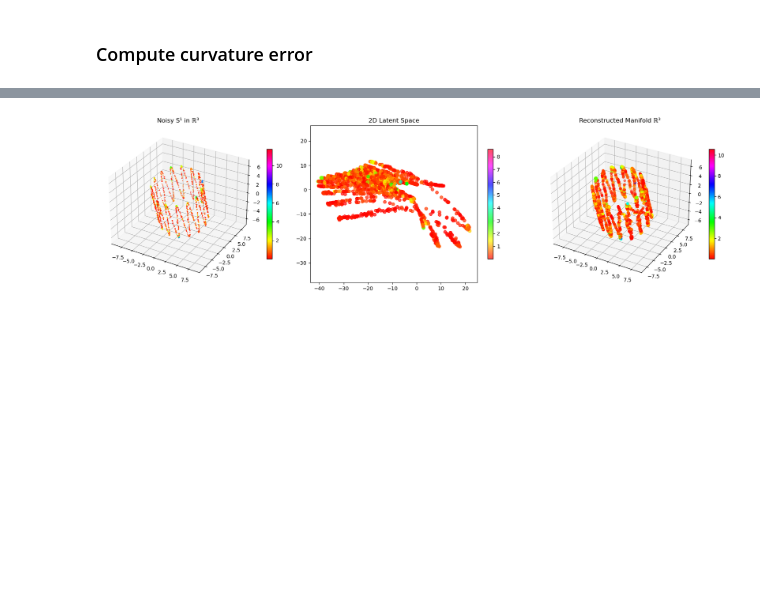
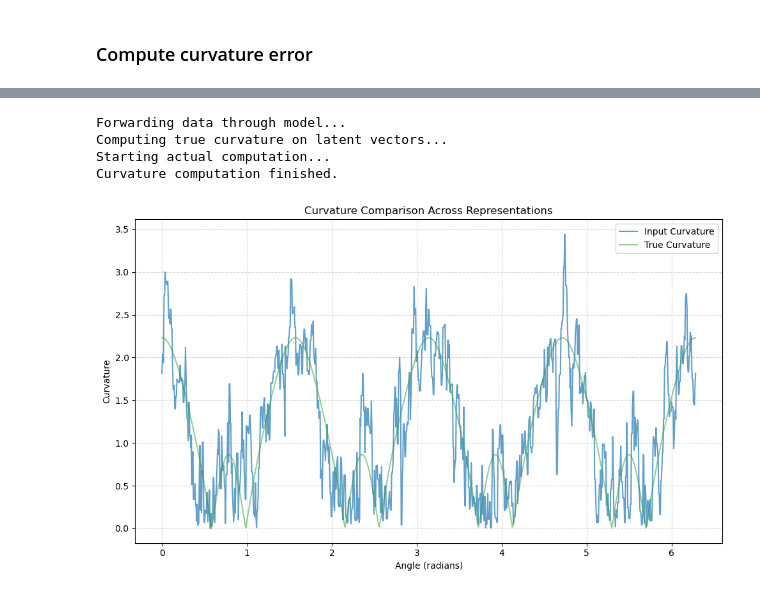
Before and after one commit to graeps/TopoGeoAEs, a Jupyter notebook: experiments/euclidean_vae.ipynb, the cells around one changed output, grey strips where cells are left out. Drawn from its saved outputs; the diff is of its cells as text; code cells hidden in the pictures; blank space fills up the shorter version.

Commit message:
optimizing empirical curvature

```diff
--- a/experiments/euclidean_vae.ipynb
+++ b/experiments/euclidean_vae.ipynb
@@ -38,26 +38,26 @@ np.random.seed(49)
 ### Dataloader
 # %%
 loader_config = {
-    "dataset_name": "scrunchy_synthetic",
+    "dataset_name": "s1_synthetic",
     "batch_size": 64,
     "rotation": "random",
-    "n_times": 50000,
-    "radius": 5.0,
-    "major_radius": 10.0,
+    "n_times": 10000,
+    "radius": 1.0,
+    "major_radius": 4.0,
     "minor_radius": 1.0,
     #"radius_inner": 2.5,
     #"radius_outer": 3,
-    "n_wiggles": 15,
-    "geodesic_distortion_amp": 4.9,
+    "n_wiggles": 4,
+    "geodesic_distortion_amp": 0.1,
     "embedding_dim": 3,
-    "noise_var": 0.0001,
-    "geodesic_distortion_func": "bump",
+    "noise_var": 0.00001,
+    "geodesic_distortion_func": "wiggles",
     "plot_dataset": True}
 
 model_config = {
     'model_type': 'EuclideanVAE',
     'data_dim': loader_config["embedding_dim"],
-    'latent_dim': 2,
+    'latent_dim': 15,
     'sftbeta': 4.5,
     'device': "cpu",
     'encoder_widths': [100, 32, 32],
@@ -68,17 +68,17 @@ optimizer_config = {
 }
 
 trainer_config = {
-    'num_epochs': 5,
+    'num_epochs': 2,
     'log_interval': 100,
     'recon_loss': "MSE",
-    'topo_loss': True,
+    'topo_loss': False,
     'alpha': 1,  # Weight for reconstruction loss
     'beta': 0,  # Weight for KL loss
     'gamma': 1,  # Weight for topological loss
 }
 
 curvature_config = {
-    "n_grid_points": 2000,  # to compute curvature
+    "n_grid_points": 1000,  # to compute curvature
 }
 
 config_dict = {}
@@ -178,4 +190,8 @@ utils.plot_data_latents_recon(model, test_loader, "cpu", 6000)
 # %%
-utils.plot_empiric_curvature(config=config, model=model, test_loader=test_loader)
+utils.plot_empiric_curvature(config=config, model=model)
 # %% [output]
+Forwarding data through model...
+Computing true curvature on latent vectors...
+Starting actual computation...
+Curvature computation finished.
-[figure, old version]
+[figure, new version]
```
Also changed, not shown: parts of 4 cells of this notebook, 4 other files.
